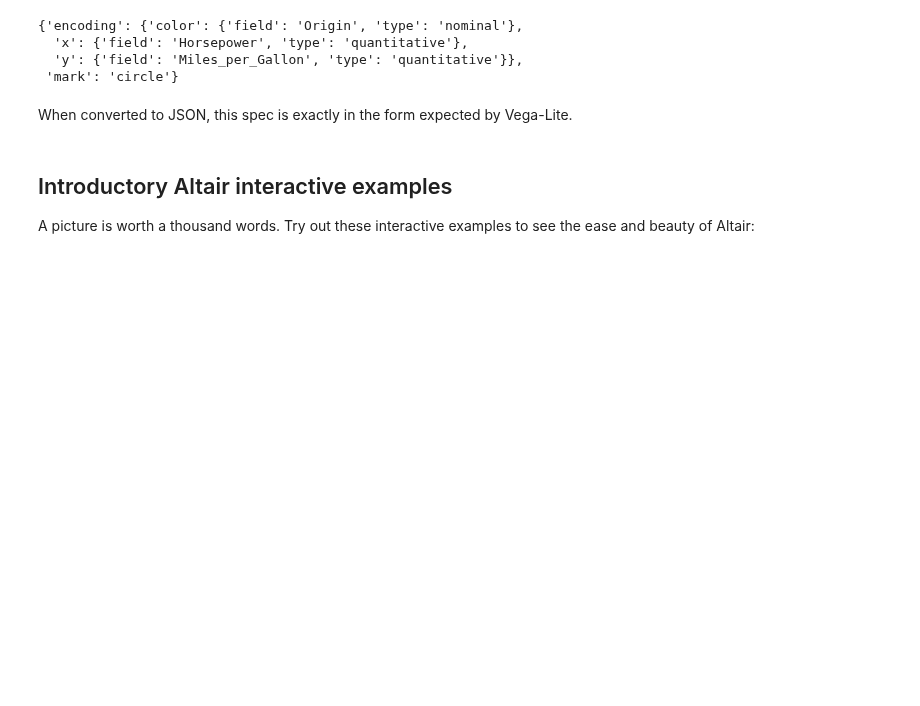
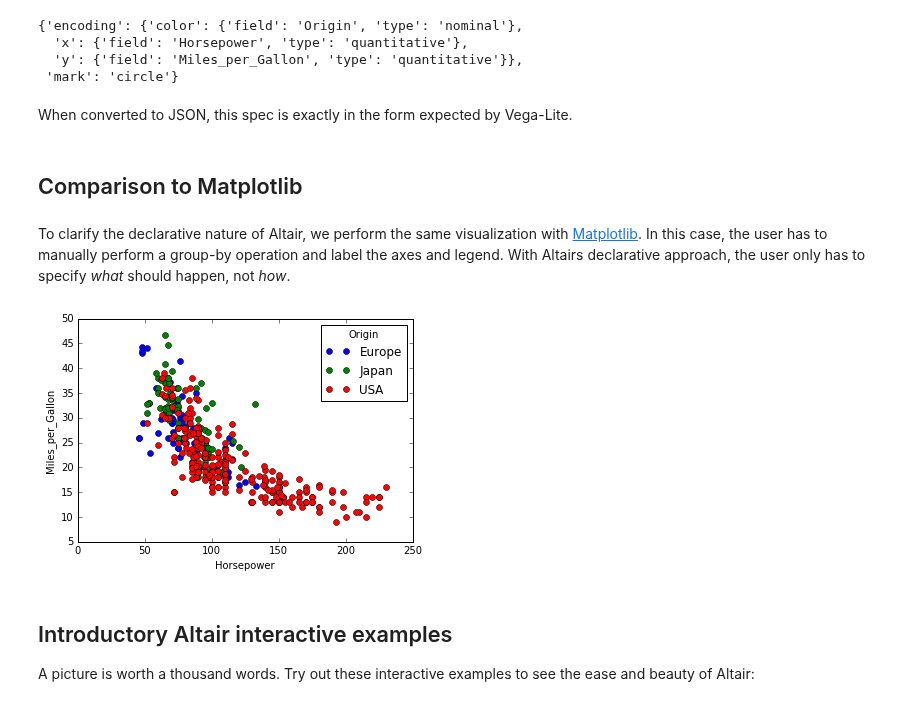
Before and after one commit to vega/altair, a Jupyter notebook: altair/notebooks/01-Index.ipynb, the cells around one changed output. Cells and saved outputs as stored; diff of their text form; code cells hidden in the pictures; blank space fills up the shorter version.

Commit message:
Adding Matplotlib comparison...

```diff
--- a/altair/notebooks/01-Index.ipynb
+++ b/altair/notebooks/01-Index.ipynb
@@ -56,3 +56,7 @@ c.to_dict(data=False)
  'mark': 'circle'}
 # %% [markdown]
 When converted to JSON, this spec is exactly in the form expected by Vega-Lite.
+# %% [markdown]
+## Comparison to Matplotlib
+# %% [markdown]
+To clarify the declarative nature of Altair, we perform the same visualization with [Matplotlib](http://matplotlib.org/). In this case, the user has to manually perform a group-by operation and label the axes and legend. With Altairs declarative approach, the user only has to specify *what* should happen, not *how*.
@@ -59,3 +66,14 @@ When converted to JSON, this spec is exactly in the form expected by Vega-Lite.
+# %%
+def scatter(group):
+    plt.plot(group['Horsepower'], group['Miles_per_Gallon'],
+             'o', label=group.name)
+
+data.groupby('Origin').apply(scatter)
+plt.legend(title='Origin')
+plt.xlabel('Horsepower')
+plt.ylabel('Miles_per_Gallon');
+# %% [output]
+[figure, added]
 # %% [markdown]
 ## Introductory Altair interactive examples
 
```
Also changed, not shown: parts of 2 cells of this notebook.
